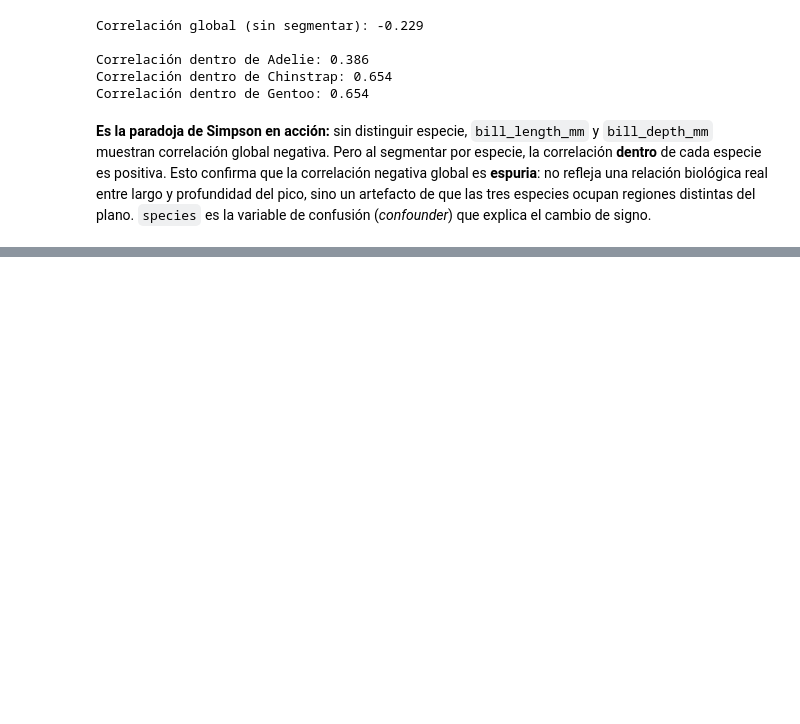
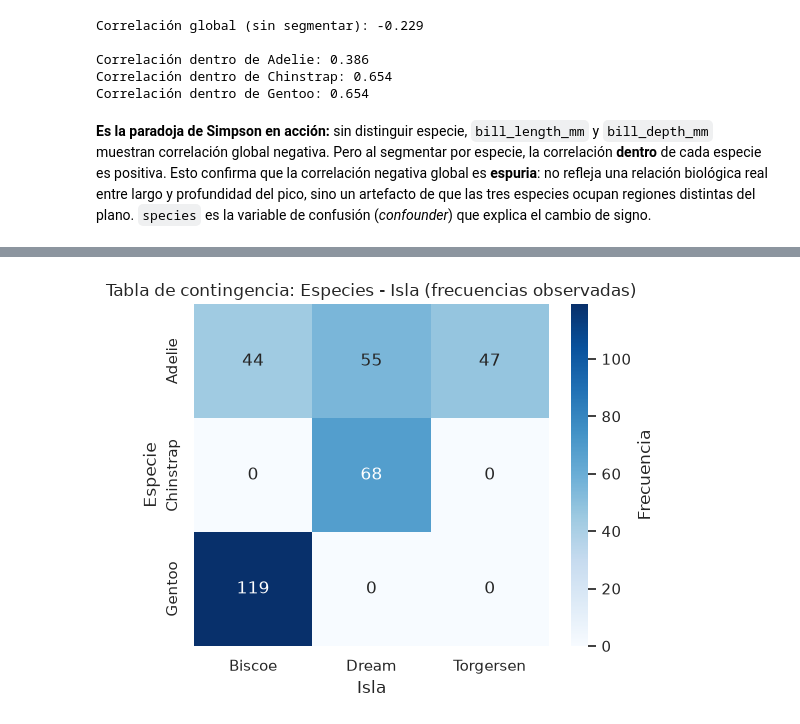
Before and after one commit to maxippacheco/tp1_lab_II_2026, a Jupyter notebook: TP1_Laboratorio_de_datos_2.ipynb, the cells around one changed output, grey strips where cells are left out. Saved outputs shown, nothing was run; the diff lists cells and outputs as text; code cells hidden in the pictures; blank space fills up the shorter version.

```diff
--- a/TP1_Laboratorio_de_datos_2.ipynb
+++ b/TP1_Laboratorio_de_datos_2.ipynb
@@ -359,0 +362,3 @@ confusión (*confounder*) que explica el cambio de signo.
+# %%
+tabla_especie_isla = pd.crosstab(pinguinos["species"], pinguinos["island"])
+tabla_especie_isla
@@ -359,0 +371,10 @@ confusión (*confounder*) que explica el cambio de signo.
+# %%
+plt.figure(figsize=(5.5, 4.5))
+sns.heatmap(tabla_especie_isla, annot=True, fmt="d", cmap="Blues", cbar_kws={"label": "Frecuencia"})
+plt.title("Tabla de contingencia: Especies - Isla (frecuencias observadas)")
+plt.ylabel("Especie")
+plt.xlabel("Isla")
+plt.tight_layout()
+plt.show()
+# %% [output]
+[figure, added]
```
Also changed, not shown: parts of 6 cells of this notebook.
